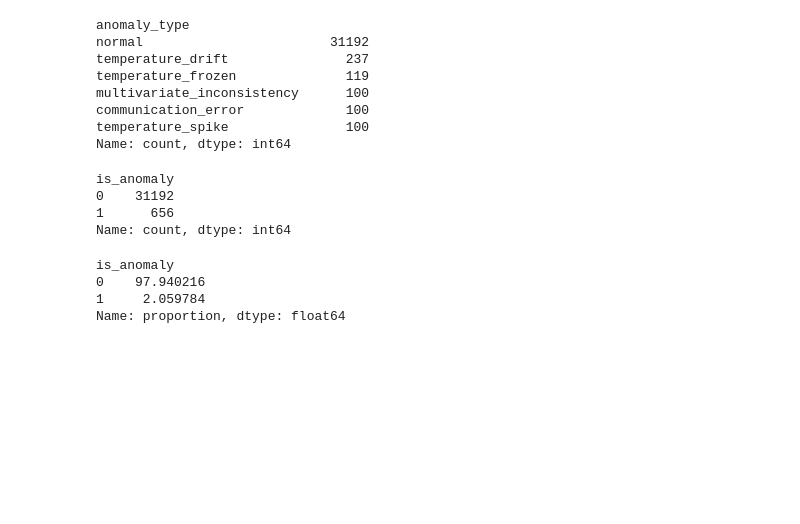
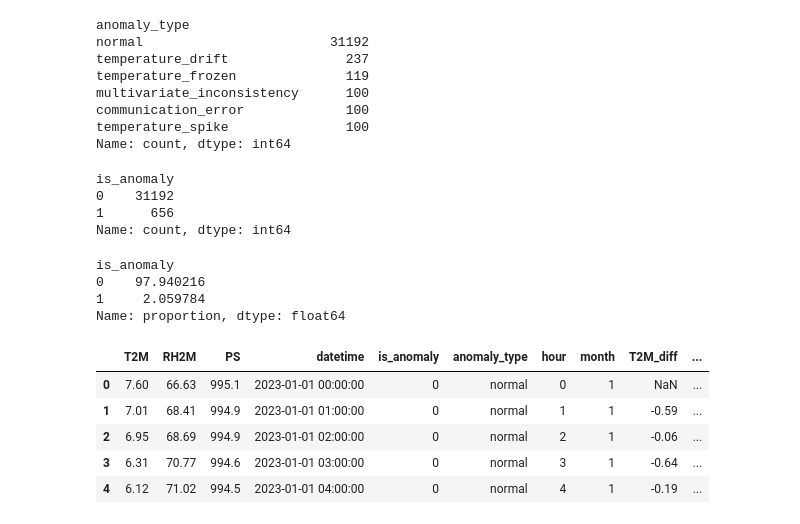
Before and after one commit to himanshu0154/aws-anomally-detection, a Jupyter notebook: ml/05_anomaly_injection.ipynb.ipynb, the cells around one changed output. Cells and saved outputs as stored; diff of their text form; code cells hidden in the pictures; blank space fills up the shorter version.

```diff
--- a/ml/05_anomaly_injection.ipynb.ipynb
+++ b/ml/05_anomaly_injection.ipynb.ipynb
@@ -235,3 +235,12 @@ for col in ['T2M', 'RH2M', 'PS']:
     df_anomaly[f'{col}_roll_dev'] = (
         df_anomaly[col] - df_anomaly[f'{col}_roll_mean']
     )
+# %%
+df_anomaly.head()
+# %% [output]
+|  | T2M | RH2M | PS | datetime | is_anomaly | anomaly_type | hour | month | T2M_diff | ... |
+| 0 | 7.60 | 66.63 | 995.1 | 2023-01-01 00:00:00 | 0 | normal | 0 | 1 | NaN | ... |
+| 1 | 7.01 | 68.41 | 994.9 | 2023-01-01 01:00:00 | 0 | normal | 1 | 1 | -0.59 | ... |
+| 2 | 6.95 | 68.69 | 994.9 | 2023-01-01 02:00:00 | 0 | normal | 2 | 1 | -0.06 | ... |
+| 3 | 6.31 | 70.77 | 994.6 | 2023-01-01 03:00:00 | 0 | normal | 3 | 1 | -0.64 | ... |
+| 4 | 6.12 | 71.02 | 994.5 | 2023-01-01 04:00:00 | 0 | normal | 4 | 1 | -0.19 | ... |
```
Also changed, not shown: parts of 1 cell of this notebook.
